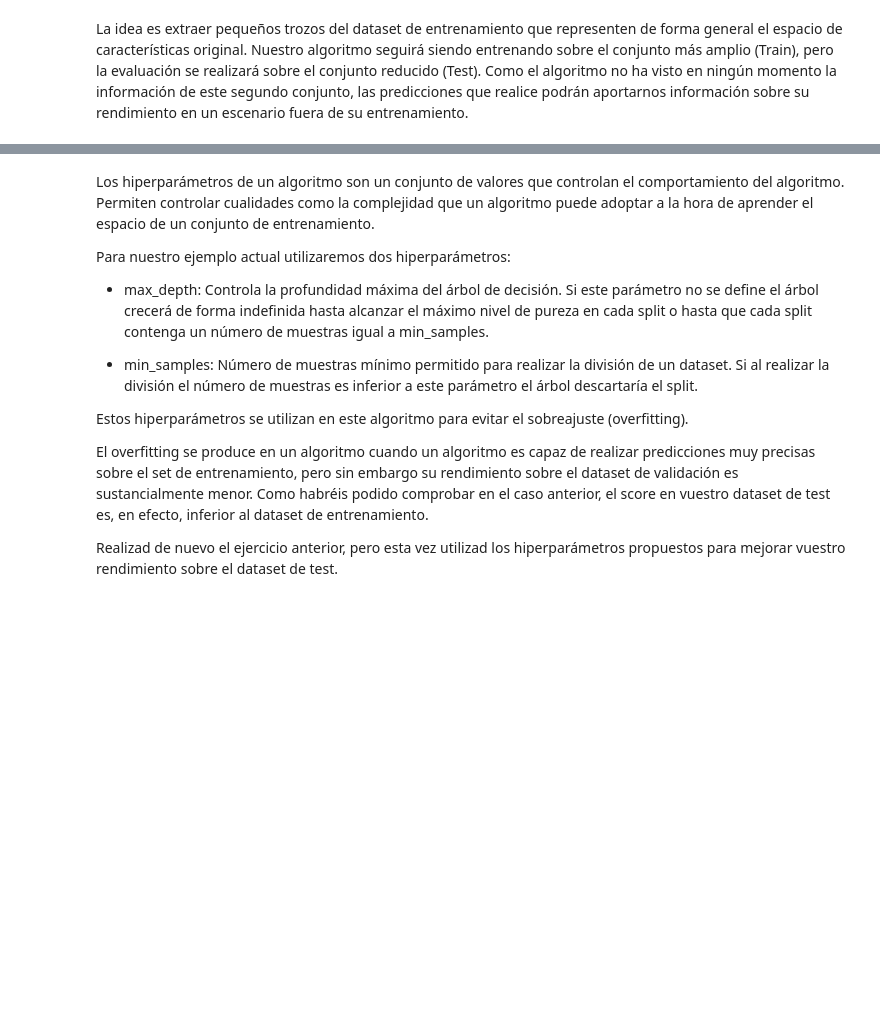
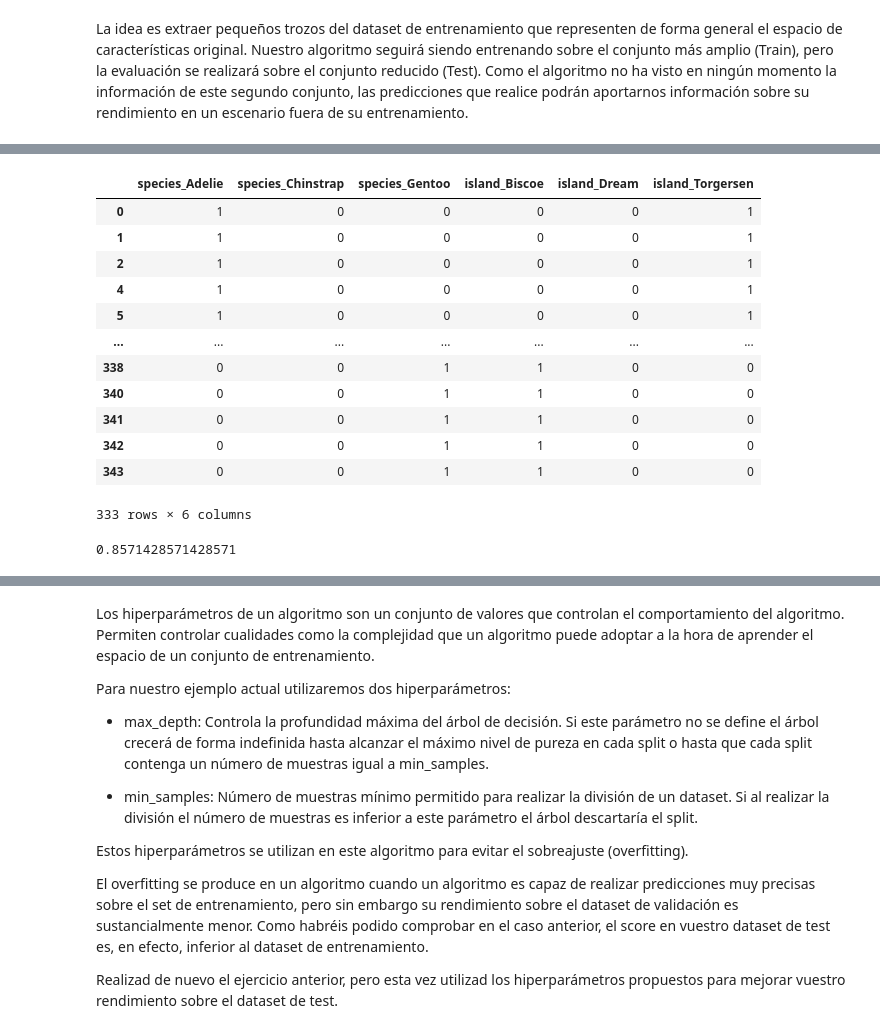
Before and after one commit to miguelayllon/idal_ia3_uv, a Jupyter notebook: Decision_trees__MA.ipynb, the cells around one changed output, grey strips where cells are left out. Cells and saved outputs as stored; diff of their text form; code cells hidden in the pictures; blank space fills up the shorter version.

```diff
--- a/Decision_trees__MA.ipynb
+++ b/Decision_trees__MA.ipynb
@@ -192,2 +263,3 @@ dataset = sns.load_dataset("penguins")
 # %%
 # Check NA
+dataset.dropna(inplace =True)
@@ -195,0 +266,16 @@ dataset = sns.load_dataset("penguins")
+# %%
+pd.get_dummies(dataset.loc[:,['species', 'island']])
+# %% [output]
+|  | species_Adelie | species_Chinstrap | species_Gentoo | island_Biscoe | island_Dream | island_Torgersen |
+| 0 | 1 | 0 | 0 | 0 | 0 | 1 |
+| 1 | 1 | 0 | 0 | 0 | 0 | 1 |
+| 2 | 1 | 0 | 0 | 0 | 0 | 1 |
+| 4 | 1 | 0 | 0 | 0 | 0 | 1 |
+| 5 | 1 | 0 | 0 | 0 | 0 | 1 |
+| ... | ... | ... | ... | ... | ... | ... |
+| 338 | 0 | 0 | 1 | 1 | 0 | 0 |
+| 340 | 0 | 0 | 1 | 1 | 0 | 0 |
+| 341 | 0 | 0 | 1 | 1 | 0 | 0 |
+| 342 | 0 | 0 | 1 | 1 | 0 | 0 |
+| 343 | 0 | 0 | 1 | 1 | 0 | 0 |
+333 rows × 6 columns
@@ -196,5 +290,10 @@ dataset = sns.load_dataset("penguins")
 # %%
 # Entrenamiento y evaluación del modelo
+model = DecisionTreeClassifier(criterion = 'entropy')
+model.fit(X_train, Y_train)
+model.score(X_test, Y_test)
+# %% [output]
+0.8571428571428571
 # %%
 # Dibujad usando esta celda
 fig, ax = plt.subplots(figsize=(30, 30))
```
Also changed, not shown: parts of 16 cells of this notebook.
